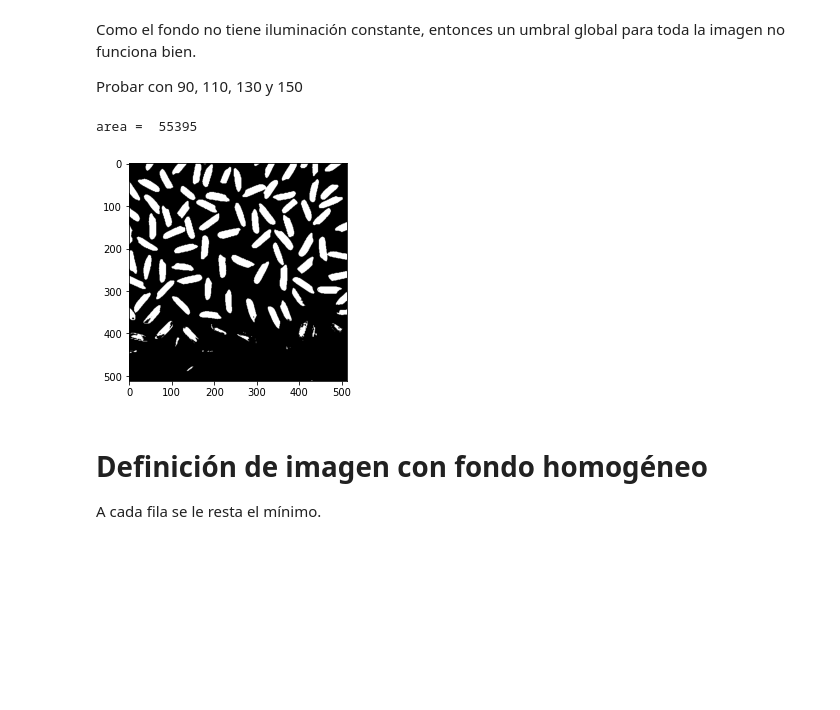
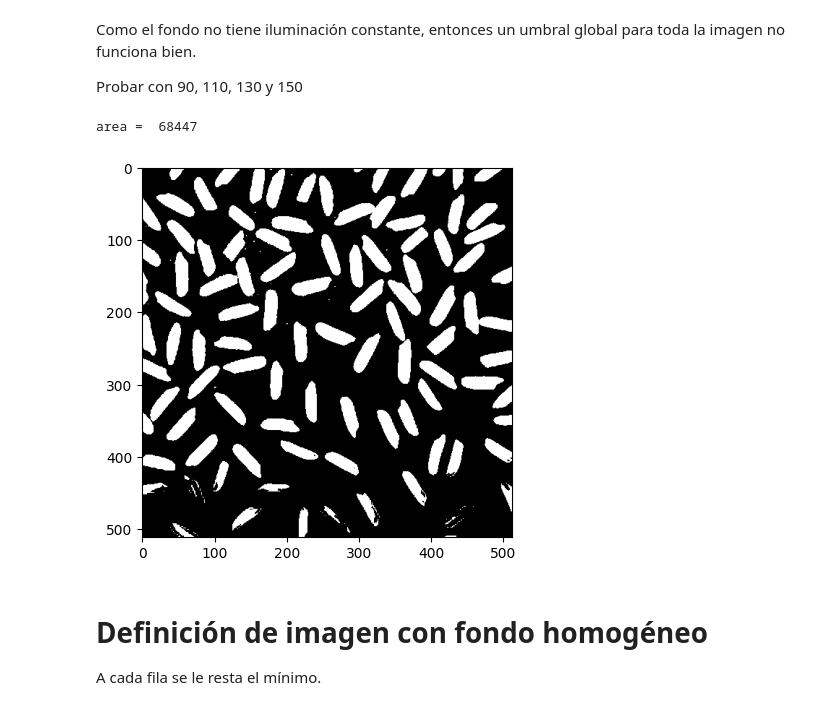
Before and after one commit to tadeodonegana/up-vision-computacional, a Jupyter notebook: Clase 1/Clase_1_Arroz.ipynb, the cells around one changed output. Cells and saved outputs as stored; diff of their text form; code cells hidden in the pictures; blank space fills up the shorter version.

```diff
--- a/Clase 1/Clase_1_Arroz.ipynb
+++ b/Clase 1/Clase_1_Arroz.ipynb
@@ -82,12 +82,12 @@ Como el fondo no tiene iluminación constante, entonces un umbral global para to
 
 Probar con 90, 110, 130 y 150
 # %%
-Y = segmenta(X,150)
+Y = segmenta(X,130)
 plt.imshow(Y,cmap='gray')
 plt.show()
 # %% [output]
-area =  55395
+area =  68447
-[figure, old version]
+[figure, new version]
 # %% [markdown]
 # Definición de imagen con fondo homogéneo
 
```
Also changed, not shown: parts of 6 cells of this notebook.
